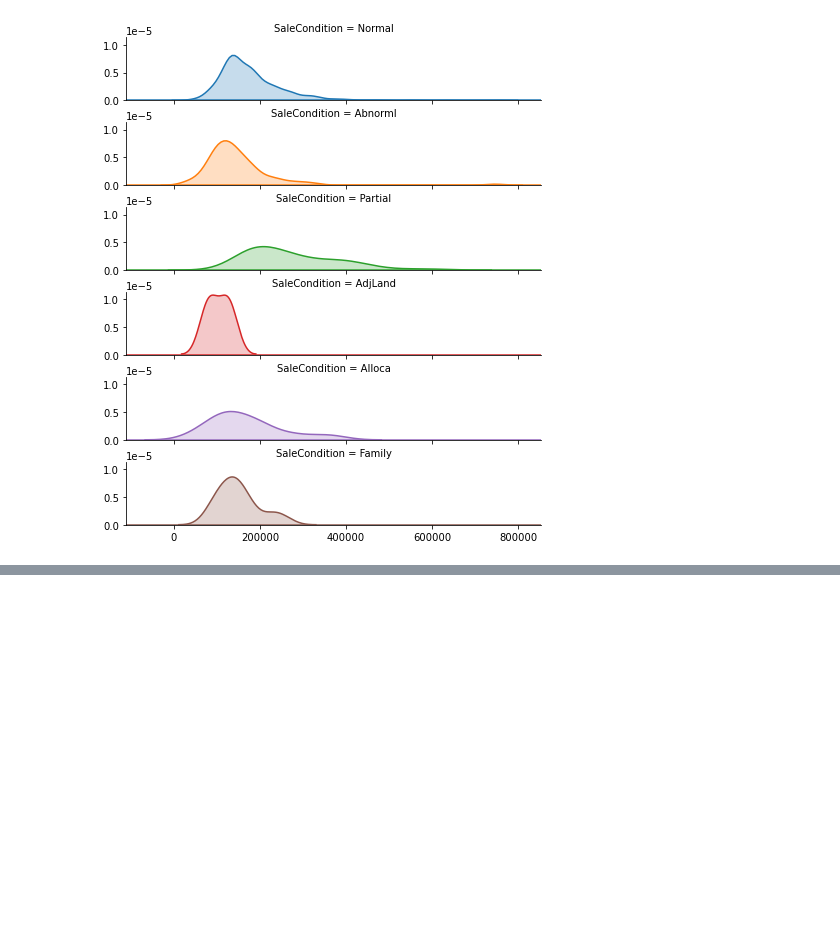
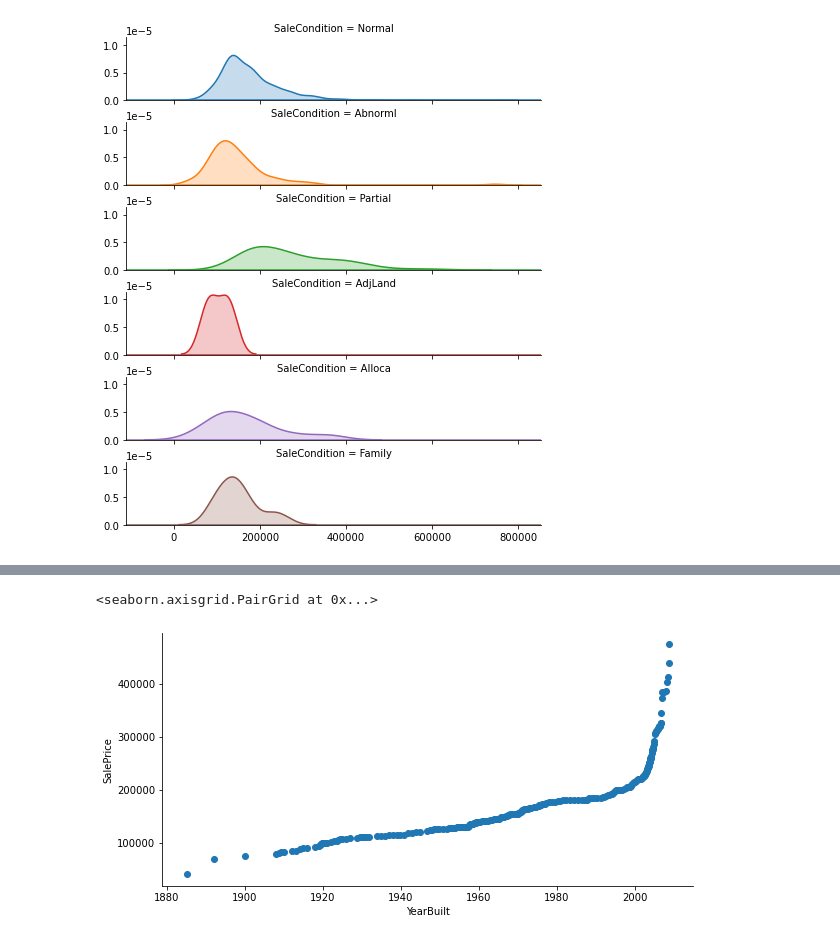
Before and after one commit to RTG8055/DataScience, a Jupyter notebook: StartSteps/Python Notebooks/DS_Toolkit.ipynb, the cells around one changed output, grey strips where cells are left out. Cells and saved outputs as stored; diff of their text form; code cells hidden in the pictures; blank space fills up the shorter version.

```diff
--- a/StartSteps/Python Notebooks/DS_Toolkit.ipynb
+++ b/StartSteps/Python Notebooks/DS_Toolkit.ipynb
@@ -208,0 +298,5 @@ ridge_plot.fig.subplots_adjust(hspace=0.35)
+# %%
+pplot(df.iloc[:250,:], x='YearBuilt', y='SalePrice', kind='qq', height=4, aspect=2)
+# %% [output]
+<seaborn.axisgrid.PairGrid at 0x...>
+[figure, added]
```
Also changed, not shown: parts of 24 cells of this notebook, 13 other files.
